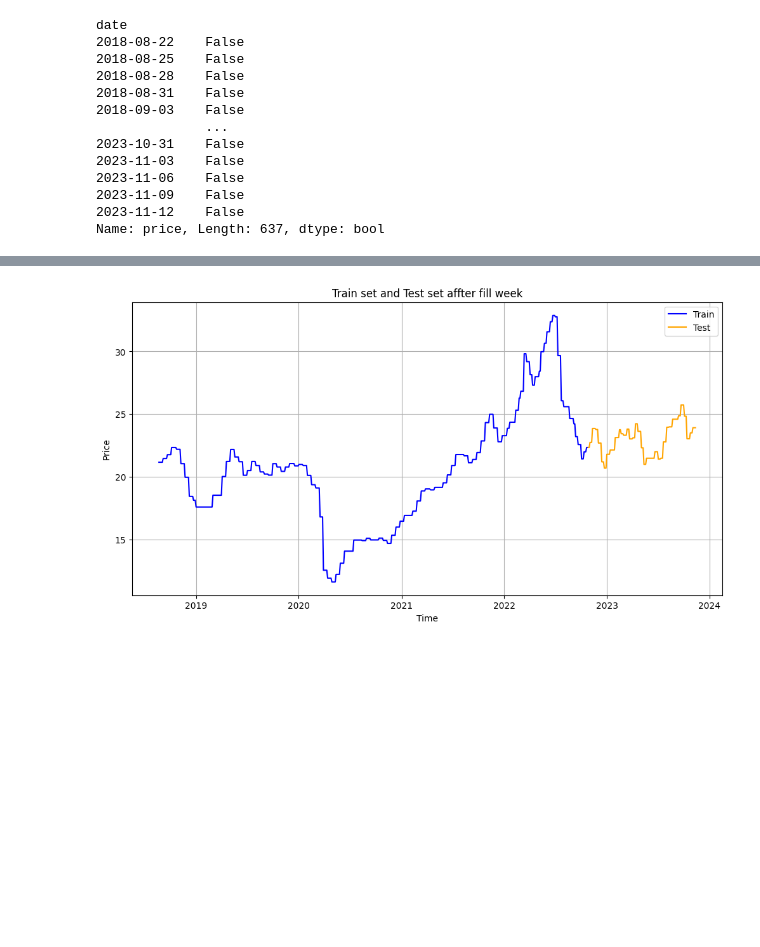
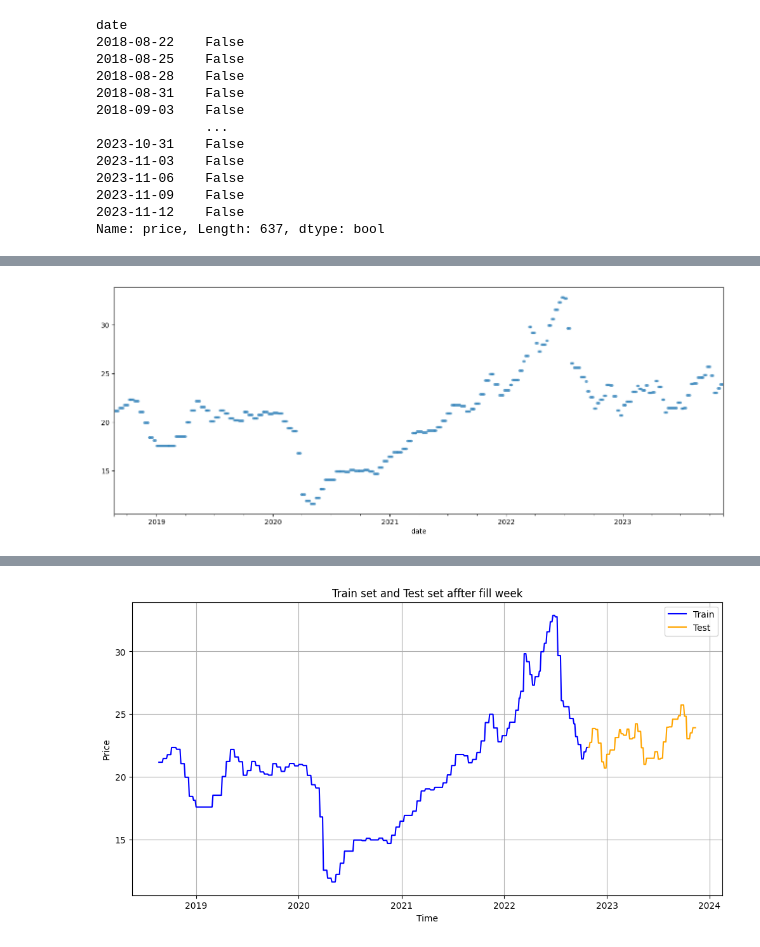
Before and after one commit to thuongh2/CommodityPredict, a Jupyter notebook: Oil_Predict.ipynb, the cells around one changed output, grey strips where cells are left out. Drawn from its saved outputs; the diff is of its cells as text; code cells hidden in the pictures; blank space fills up the shorter version.

```diff
--- a/Oil_Predict.ipynb
+++ b/Oil_Predict.ipynb
@@ -106,0 +114,8 @@ Name: price, Length: 637, dtype: bool
+# %%
+axes = df['price'].plot(marker='.',
+                                       alpha=0.4,
+                                       linestyle='None',
+                                       figsize=(16, 6),
+                                       subplots=True)
+# %% [output]
+[figure, added]
```
Also changed, not shown: parts of 15 cells of this notebook, 1 other file.
